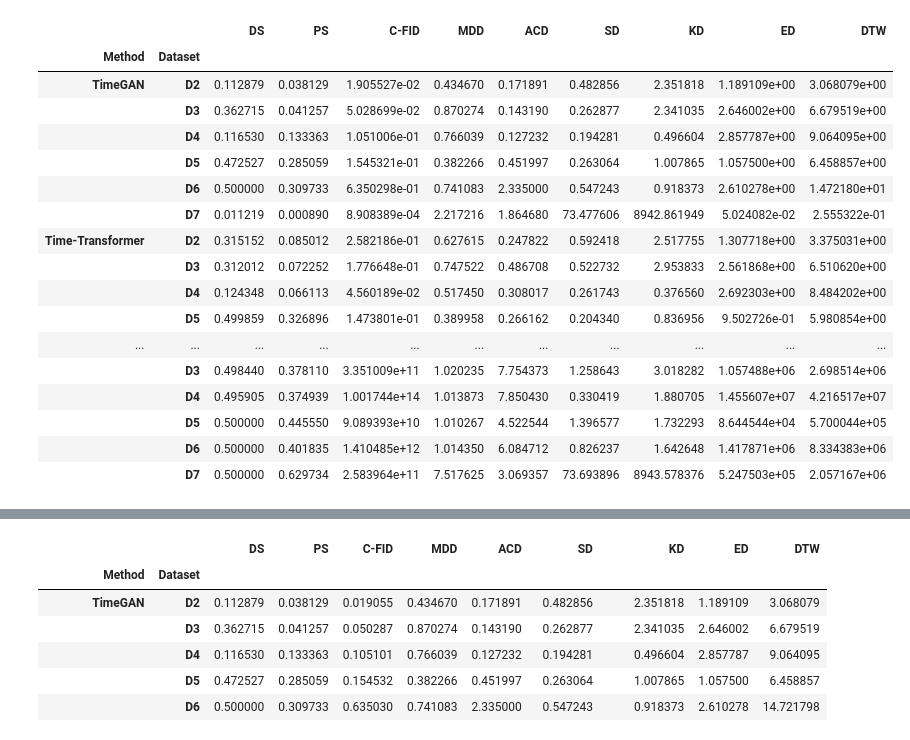
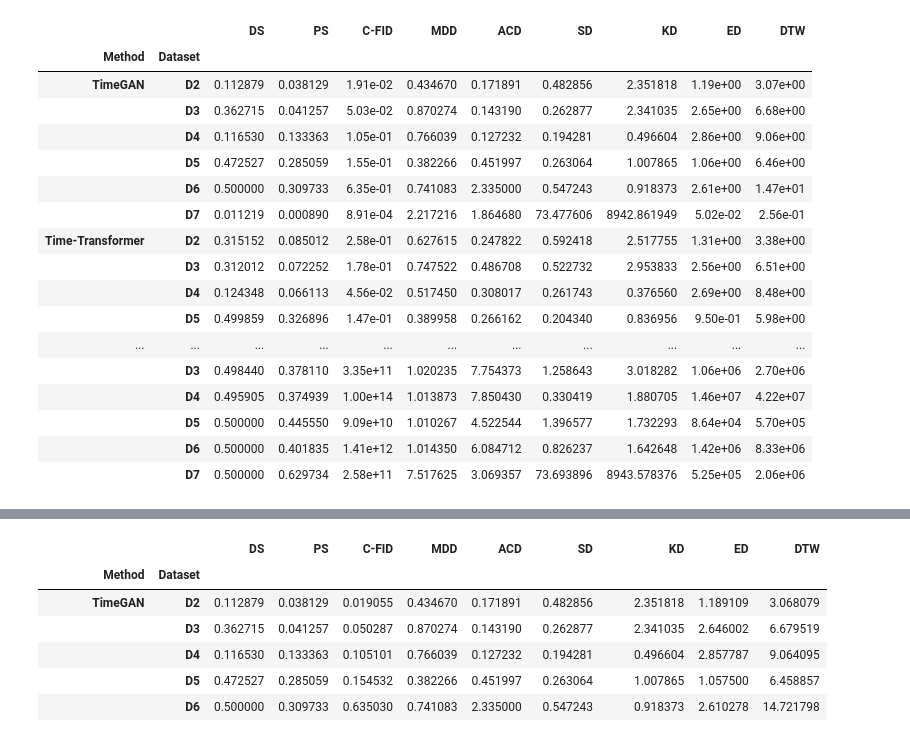
Before and after one commit to istvan-derda/Istvans-TSGBench, a Jupyter notebook: visualizations/visualize_numeric_results.ipynb, the cells around one changed output, grey strips where cells are left out. Drawn from its saved outputs; the diff is of its cells as text; code cells hidden in the pictures.

```diff
--- a/visualizations/visualize_numeric_results.ipynb
+++ b/visualizations/visualize_numeric_results.ipynb
@@ -1,48 +1,60 @@
 # %%
 import json
 import pandas as pd
 import warnings
 import seaborn as sns
 from pyprojroot import here
 
 methods = ["TimeGAN", "Time-Transformer", "TransFusion", "TTS-GAN"]
 datasets = ["D2", "D3", "D4", "D5", "D6", "D7"]
 
 rows = []
 
 for method in methods:
     for dataset in datasets:
         file_candidates = list(here('result').glob(f'numeric_{method}_{dataset}_*.json'))
         if len(file_candidates) != 1:
             warnings.warn(f"Ignoring {method} {dataset}: Expected one result file for {method} {dataset}, instead matched {file_candidates}.")
             continue
         file_path = file_candidates[0]
 
         with open(file_path) as f:
             data = json.load(f)
 
         rows.append(((method, dataset), data))
 
-df = pd.DataFrame.from_dict(dict(rows), orient="index")
-df.index = pd.MultiIndex.from_tuples(df.index, names=["Method", "Dataset"])
+df_all = pd.DataFrame.from_dict(dict(rows), orient="index")
+df_all.index = pd.MultiIndex.from_tuples(df_all.index, names=["Method", "Dataset"])
 
-df
+cm = sns.diverging_palette(h_neg=130, h_pos=0, as_cmap=True)
+#cm = sns.light_palette("green", as_cmap=True, reverse=True)
+
+df_all.style\
+    .background_gradient(cmap=cm, vmin=0, vmax=0.5, subset=["DS", "PS"])\
+    .background_gradient(cmap=cm, vmin=0, vmax=1, subset=["C-FID"])\
+    .background_gradient(cmap=cm, vmin=0, vmax=2, subset=["MDD"])\
+    .background_gradient(cmap=cm, vmin=0, vmax=1, subset=["ACD"])\
+    .background_gradient(cmap=cm, vmin=0, vmax=1, subset=["SD"])\
+    .background_gradient(cmap=cm, vmin=0, vmax=3, subset=["KD"])\
+    .background_gradient(cmap=cm, vmin=0, vmax=3, subset=["ED"])\
+    .background_gradient(cmap=cm, vmin=0, vmax=15, subset=["DTW"])\
+    .format({"DTW": "{:.2e}", "C-FID": "{:.2e}", "ED": "{:.2e}"})
 # %% [output]
 |  |  | DS | PS | C-FID | MDD | ACD | SD | KD | ED | DTW |
 | Method | Dataset |  |  |  |  |  |  |  |  |  |
-| TimeGAN | D2 | 0.112879 | 0.038129 | 1.905527e-02 | 0.434670 | 0.171891 | 0.482856 | 2.351818 | 1.189109e+00 | 3.068079e+00 |
-|  | D3 | 0.362715 | 0.041257 | 5.028699e-02 | 0.870274 | 0.143190 | 0.262877 | 2.341035 | 2.646002e+00 | 6.679519e+00 |
-|  | D4 | 0.116530 | 0.133363 | 1.051006e-01 | 0.766039 | 0.127232 | 0.194281 | 0.496604 | 2.857787e+00 | 9.064095e+00 |
-|  | D5 | 0.472527 | 0.285059 | 1.545321e-01 | 0.382266 | 0.451997 | 0.263064 | 1.007865 | 1.057500e+00 | 6.458857e+00 |
-|  | D6 | 0.500000 | 0.309733 | 6.350298e-01 | 0.741083 | 2.335000 | 0.547243 | 0.918373 | 2.610278e+00 | 1.472180e+01 |
-|  | D7 | 0.011219 | 0.000890 | 8.908389e-04 | 2.217216 | 1.864680 | 73.477606 | 8942.861949 | 5.024082e-02 | 2.555322e-01 |
-| Time-Transformer | D2 | 0.315152 | 0.085012 | 2.582186e-01 | 0.627615 | 0.247822 | 0.592418 | 2.517755 | 1.307718e+00 | 3.375031e+00 |
-|  | D3 | 0.312012 | 0.072252 | 1.776648e-01 | 0.747522 | 0.486708 | 0.522732 | 2.953833 | 2.561868e+00 | 6.510620e+00 |
-|  | D4 | 0.124348 | 0.066113 | 4.560189e-02 | 0.517450 | 0.308017 | 0.261743 | 0.376560 | 2.692303e+00 | 8.484202e+00 |
-|  | D5 | 0.499859 | 0.326896 | 1.473801e-01 | 0.389958 | 0.266162 | 0.204340 | 0.836956 | 9.502726e-01 | 5.980854e+00 |
+| TimeGAN | D2 | 0.112879 | 0.038129 | 1.91e-02 | 0.434670 | 0.171891 | 0.482856 | 2.351818 | 1.19e+00 | 3.07e+00 |
+|  | D3 | 0.362715 | 0.041257 | 5.03e-02 | 0.870274 | 0.143190 | 0.262877 | 2.341035 | 2.65e+00 | 6.68e+00 |
+|  | D4 | 0.116530 | 0.133363 | 1.05e-01 | 0.766039 | 0.127232 | 0.194281 | 0.496604 | 2.86e+00 | 9.06e+00 |
+|  | D5 | 0.472527 | 0.285059 | 1.55e-01 | 0.382266 | 0.451997 | 0.263064 | 1.007865 | 1.06e+00 | 6.46e+00 |
+|  | D6 | 0.500000 | 0.309733 | 6.35e-01 | 0.741083 | 2.335000 | 0.547243 | 0.918373 | 2.61e+00 | 1.47e+01 |
+|  | D7 | 0.011219 | 0.000890 | 8.91e-04 | 2.217216 | 1.864680 | 73.477606 | 8942.861949 | 5.02e-02 | 2.56e-01 |
+| Time-Transformer | D2 | 0.315152 | 0.085012 | 2.58e-01 | 0.627615 | 0.247822 | 0.592418 | 2.517755 | 1.31e+00 | 3.38e+00 |
+|  | D3 | 0.312012 | 0.072252 | 1.78e-01 | 0.747522 | 0.486708 | 0.522732 | 2.953833 | 2.56e+00 | 6.51e+00 |
+|  | D4 | 0.124348 | 0.066113 | 4.56e-02 | 0.517450 | 0.308017 | 0.261743 | 0.376560 | 2.69e+00 | 8.48e+00 |
+|  | D5 | 0.499859 | 0.326896 | 1.47e-01 | 0.389958 | 0.266162 | 0.204340 | 0.836956 | 9.50e-01 | 5.98e+00 |
 | ... | ... | ... | ... | ... | ... | ... | ... | ... | ... | ... |
-|  | D3 | 0.498440 | 0.378110 | 3.351009e+11 | 1.020235 | 7.754373 | 1.258643 | 3.018282 | 1.057488e+06 | 2.698514e+06 |
-|  | D4 | 0.495905 | 0.374939 | 1.001744e+14 | 1.013873 | 7.850430 | 0.330419 | 1.880705 | 1.455607e+07 | 4.216517e+07 |
-|  | D5 | 0.500000 | 0.445550 | 9.089393e+10 | 1.010267 | 4.522544 | 1.396577 | 1.732293 | 8.644544e+04 | 5.700044e+05 |
-|  | D6 | 0.500000 | 0.401835 | 1.410485e+12 | 1.014350 | 6.084712 | 0.826237 | 1.642648 | 1.417871e+06 | 8.334383e+06 |
-|  | D7 | 0.500000 | 0.629734 | 2.583964e+11 | 7.517625 | 3.069357 | 73.693896 | 8943.578376 | 5.247503e+05 | 2.057167e+06 |
+|  | D3 | 0.498440 | 0.378110 | 3.35e+11 | 1.020235 | 7.754373 | 1.258643 | 3.018282 | 1.06e+06 | 2.70e+06 |
+|  | D4 | 0.495905 | 0.374939 | 1.00e+14 | 1.013873 | 7.850430 | 0.330419 | 1.880705 | 1.46e+07 | 4.22e+07 |
+|  | D5 | 0.500000 | 0.445550 | 9.09e+10 | 1.010267 | 4.522544 | 1.396577 | 1.732293 | 8.64e+04 | 5.70e+05 |
+|  | D6 | 0.500000 | 0.401835 | 1.41e+12 | 1.014350 | 6.084712 | 0.826237 | 1.642648 | 1.42e+06 | 8.33e+06 |
+|  | D7 | 0.500000 | 0.629734 | 2.58e+11 | 7.517625 | 3.069357 | 73.693896 | 8943.578376 | 5.25e+05 | 2.06e+06 |
```
Also changed, not shown: parts of 13 cells of this notebook.
